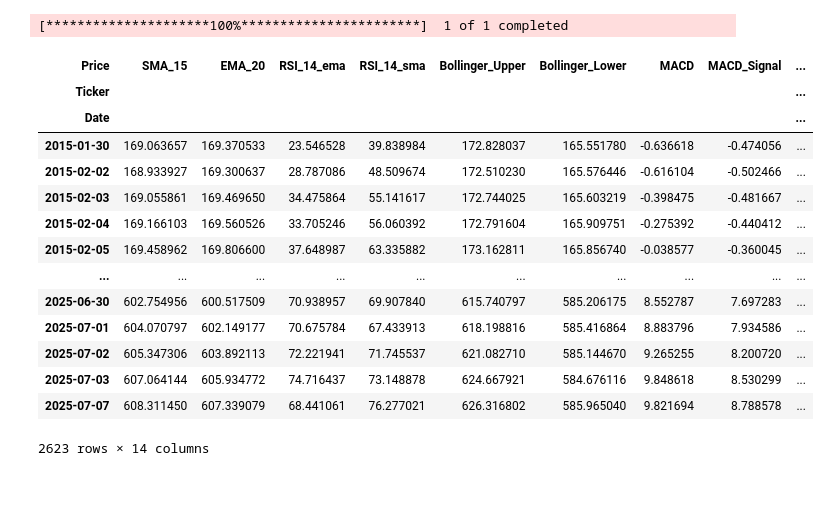
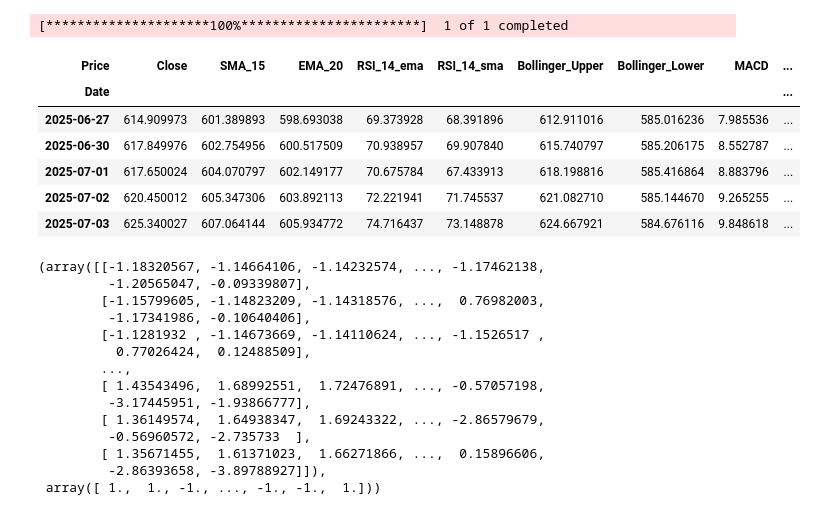
Before and after one commit to eliashuber2401/Machine-Learning-Project-Finance, a Jupyter notebook: Project main/Technical_Indicators.ipynb, the cells around one changed output. Cells and saved outputs as stored; diff of their text form; code cells hidden in the pictures; blank space fills up the shorter version.

```diff
--- a/Project main/Technical_Indicators.ipynb
+++ b/Project main/Technical_Indicators.ipynb
@@ -30,9 +30,9 @@ Repo root already in sys.path.
 # %%
 def fetch_data(ticker='SPY', start='2015-01-01', end='2023-12-31'):
     data = yf.download(ticker, start, end)
-    data = data[['Close']]
-    data.dropna(inplace=True)
-    return data
+    df = pd.DataFrame(data)
+    df.columns = df.columns.droplevel(1)
+    return df
 
 def simple_moving_average(data, window=15):
     df = data.copy()
@@ -125,24 +125,18 @@ data = compute_technical_indicators(data)
 # %% [output]
 [*********************100%***********************]  1 of 1 completed
 # %%
-data['Daily_Return_Sign'] = np.where(data['Daily_Return'].shift(-1) > 0, 1, -1)
-data = data.dropna()
+data['Daily_Return_Sign'] = np.where(data['Daily_Return'] > 0, 1, -1)
+data['Daily_Return_Sign'] = data['Daily_Return_Sign'].shift(-1)
+data.dropna()
+data = data.drop(columns=['High','Low','Open','Volume'])
 raw_data = data.copy()
-data = data.drop(columns=['Close','Daily_Return'])
-data
+data.dropna(inplace=True)
+data.tail(5)
 # %% [output]
-| Price | SMA_15 | EMA_20 | RSI_14_ema | RSI_14_sma | Bollinger_Upper | Bollinger_Lower | MACD | MACD_Signal | ... |
-| Ticker |  |  |  |  |  |  |  |  | ... |
+| Price | Close | SMA_15 | EMA_20 | RSI_14_ema | RSI_14_sma | Bollinger_Upper | Bollinger_Lower | MACD | ... |
 | Date |  |  |  |  |  |  |  |  | ... |
-| 2015-01-30 | 169.063657 | 169.370533 | 23.546528 | 39.838984 | 172.828037 | 165.551780 | -0.636618 | -0.474056 | ... |
-| 2015-02-02 | 168.933927 | 169.300637 | 28.787086 | 48.509674 | 172.510230 | 165.576446 | -0.616104 | -0.502466 | ... |
-| 2015-02-03 | 169.055861 | 169.469650 | 34.475864 | 55.141617 | 172.744025 | 165.603219 | -0.398475 | -0.481667 | ... |
-| 2015-02-04 | 169.166103 | 169.560526 | 33.705246 | 56.060392 | 172.791604 | 165.909751 | -0.275392 | -0.440412 | ... |
-| 2015-02-05 | 169.458962 | 169.806600 | 37.648987 | 63.335882 | 173.162811 | 165.856740 | -0.038577 | -0.360045 | ... |
-| ... | ... | ... | ... | ... | ... | ... | ... | ... | ... |
-| 2025-06-30 | 602.754956 | 600.517509 | 70.938957 | 69.907840 | 615.740797 | 585.206175 | 8.552787 | 7.697283 | ... |
-| 2025-07-01 | 604.070797 | 602.149177 | 70.675784 | 67.433913 | 618.198816 | 585.416864 | 8.883796 | 7.934586 | ... |
-| 2025-07-02 | 605.347306 | 603.892113 | 72.221941 | 71.745537 | 621.082710 | 585.144670 | 9.265255 | 8.200720 | ... |
-| 2025-07-03 | 607.064144 | 605.934772 | 74.716437 | 73.148878 | 624.667921 | 584.676116 | 9.848618 | 8.530299 | ... |
-| 2025-07-07 | 608.311450 | 607.339079 | 68.441061 | 76.277021 | 626.316802 | 585.965040 | 9.821694 | 8.788578 | ... |
+| 2025-06-27 | 614.909973 | 601.389893 | 598.693038 | 69.373928 | 68.391896 | 612.911016 | 585.016236 | 7.985536 | ... |
+| 2025-06-30 | 617.849976 | 602.754956 | 600.517509 | 70.938957 | 69.907840 | 615.740797 | 585.206175 | 8.552787 | ... |
+| 2025-07-01 | 617.650024 | 604.070797 | 602.149177 | 70.675784 | 67.433913 | 618.198816 | 585.416864 | 8.883796 | ... |
+| 2025-07-02 | 620.450012 | 605.347306 | 603.892113 | 72.221941 | 71.745537 | 621.082710 | 585.144670 | 9.265255 | ... |
+| 2025-07-03 | 625.340027 | 607.064144 | 605.934772 | 74.716437 | 73.148878 | 624.667921 | 584.676116 | 9.848618 | ... |
-2623 rows × 14 columns
@@ -216,10 +143,26 @@ def train_test_split(
 # %%
 from courselib.utils.normalization import standardize
-training_data_fraction = .5
-X, Y, X_train, Y_train, X_test, Y_test = train_test_split(data, training_data_fraction=0.8, class_column_name='Daily_Return_Sign',shuffle = False,return_numpy=True)
+from courselib.utils.splits import train_test_split
+X, Y, X_train, Y_train, X_test, Y_test = train_test_split(data, training_data_fraction=0.7, class_column_name='Daily_Return_Sign',shuffle = False,return_numpy=True)
 X = standardize(X)
 X_test = standardize(X_test)
 X_train = standardize(X_train)
+X_train, Y_train
+# %% [output]
+(array([[-1.18320567, -1.14664106, -1.14232574, ..., -1.17462138,
+         -1.20565047, -0.09339807],
+        [-1.15799605, -1.14823209, -1.14318576, ...,  0.76982003,
+         -1.17341986, -0.10640406],
+        [-1.1281932 , -1.14673669, -1.14110624, ..., -1.1526517 ,
+          0.77026424,  0.12488509],
+        ...,
+        [ 1.43543496,  1.68992551,  1.72476891, ..., -0.57057198,
+         -3.17445951, -1.93866777],
+        [ 1.36149574,  1.64938347,  1.69243322, ..., -2.86579679,
+         -0.56960572, -2.735733  ],
+        [ 1.35671455,  1.61371023,  1.66271866, ...,  0.15896606,
+         -2.86393658, -3.89788927]]),
+ array([ 1.,  1., -1., ..., -1., -1.,  1.]))
 # %%
 from courselib.models.svm import LinearSVM
 from courselib.optimizers import GDOptimizer
```
Also changed, not shown: parts of 16 cells of this notebook.
